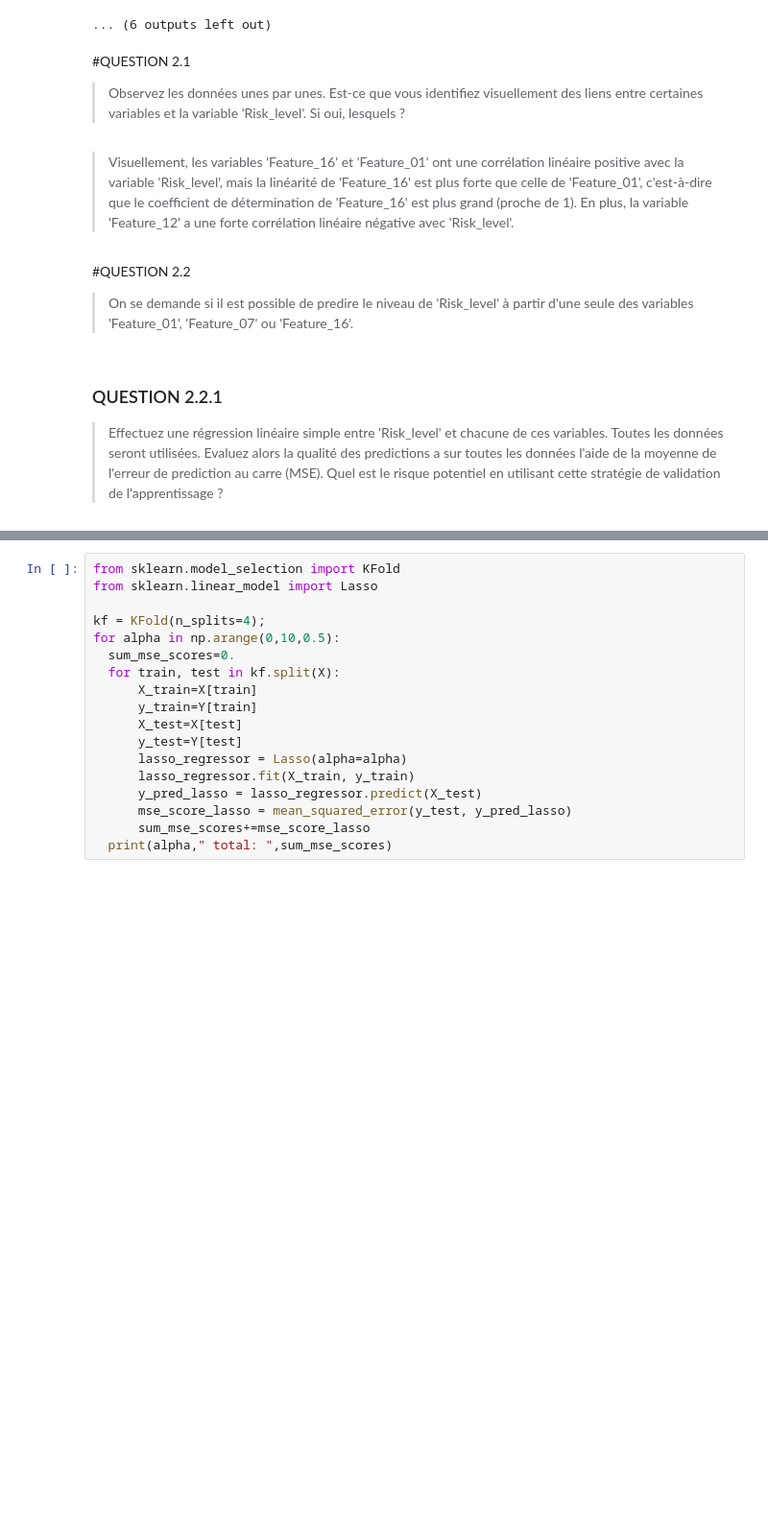
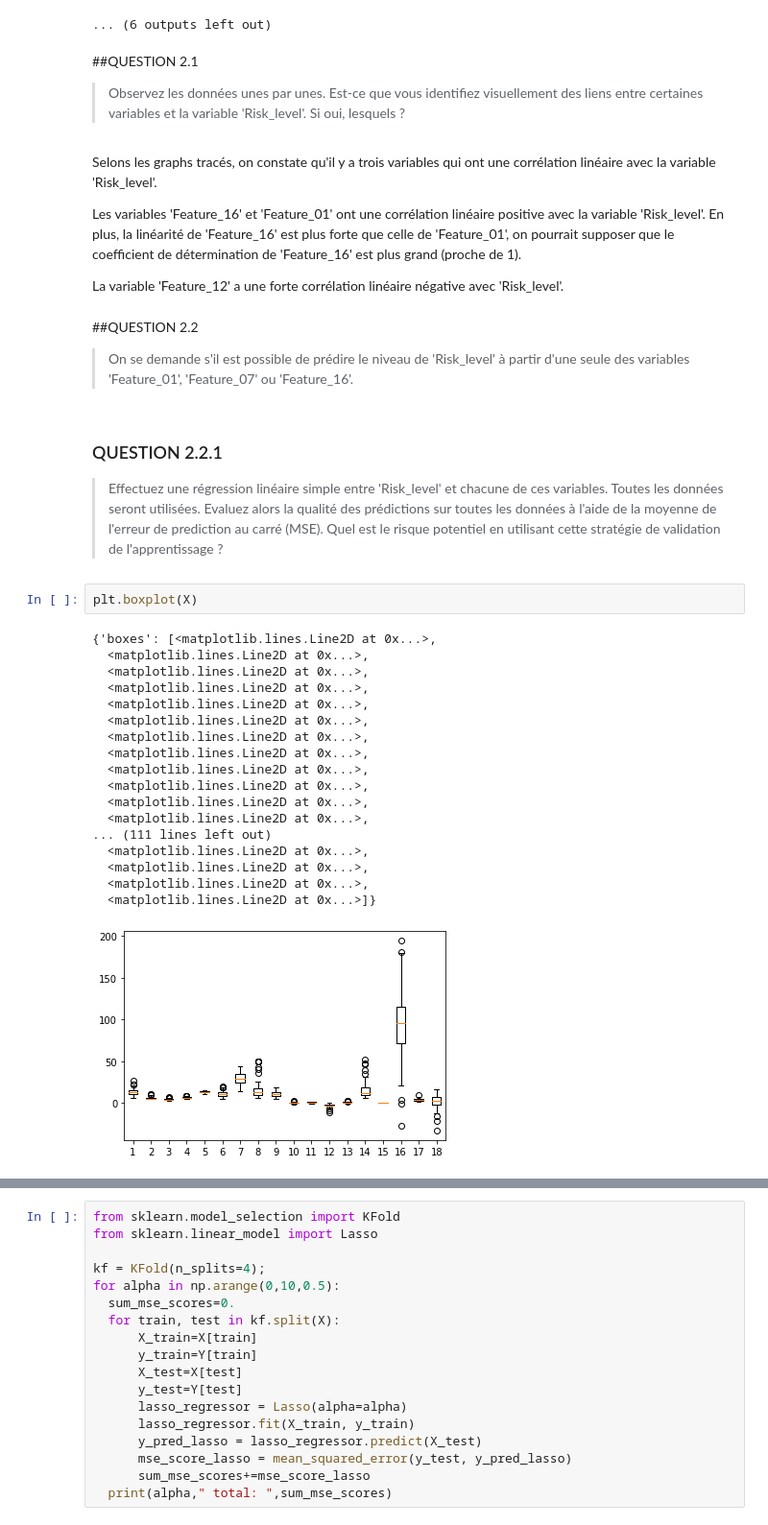
Before and after one commit to Ziqing-WU/Linear_Model, a Jupyter notebook: Modèlelinéaire.ipynb, the cells around one changed output, grey strips where cells are left out. Shown at 96% size. Drawn from its saved outputs; the diff is of its cells as text; blank space fills up the shorter version.

Commit message:
Update ex 1 and ex 2 question 2.1 2.2.1

```diff
--- a/Modèlelinéaire.ipynb
+++ b/Modèlelinéaire.ipynb
@@ -153,13 +178,38 @@ for Col in range(len(listColNames)):
 [figure]
 ... (6 outputs left out)
 # %% [markdown]
-#QUESTION 2.1
+##QUESTION 2.1
 >Observez les données unes par unes. Est-ce que vous identifiez visuellement des liens entre certaines variables et la variable 'Risk_level'. Si oui, lesquels ?
 # %% [markdown]
-> Visuellement, les variables 'Feature_16' et 'Feature_01' ont une corrélation linéaire positive avec la variable 'Risk_level', mais la linéarité de 'Feature_16' est plus forte que celle de 'Feature_01', c'est-à-dire que le coefficient de détermination de 'Feature_16' est plus grand (proche de 1). En plus, la variable 'Feature_12' a une forte corrélation linéaire négative avec 'Risk_level'.
+Selons les graphs tracés, on constate qu'il y a trois variables qui ont une corrélation linéaire avec la variable 'Risk_level'.
+
+Les variables 'Feature_16' et 'Feature_01' ont une corrélation linéaire positive avec la variable 'Risk_level'. En plus, la linéarité de 'Feature_16' est plus forte que celle de 'Feature_01', on pourrait supposer que le coefficient de détermination de 'Feature_16' est plus grand (proche de 1).
+
+La variable 'Feature_12' a une forte corrélation linéaire négative avec 'Risk_level'.
 # %% [markdown]
-#QUESTION 2.2
->On se demande si il est possible de predire le niveau de 'Risk_level' à partir d'une seule des variables 'Feature_01', 'Feature_07' ou 'Feature_16'.
+##QUESTION 2.2
+>On se demande s'il est possible de prédire le niveau de 'Risk_level' à partir d'une seule des variables 'Feature_01', 'Feature_07' ou 'Feature_16'.
 # %% [markdown]
 ### QUESTION 2.2.1
->Effectuez une régression linéaire simple entre 'Risk_level' et chacune de ces variables.  Toutes les données seront utilisées. Evaluez alors la qualité des predictions a sur toutes les données l'aide de la moyenne de l'erreur de prediction au carre (MSE). Quel est le risque potentiel en utilisant cette stratégie de validation de l'apprentissage ?
+>Effectuez une régression linéaire simple entre 'Risk_level' et chacune de ces variables.  Toutes les données seront utilisées. Evaluez alors la qualité des prédictions sur toutes les données à l'aide de la moyenne de l'erreur de prediction au carré (MSE). Quel est le risque potentiel en utilisant cette stratégie de validation de l'apprentissage ?
+# %%
+plt.boxplot(X)
+# %% [output]
+{'boxes': [<matplotlib.lines.Line2D at 0x...>,
+  <matplotlib.lines.Line2D at 0x...>,
+  <matplotlib.lines.Line2D at 0x...>,
+  <matplotlib.lines.Line2D at 0x...>,
+  <matplotlib.lines.Line2D at 0x...>,
+  <matplotlib.lines.Line2D at 0x...>,
+  <matplotlib.lines.Line2D at 0x...>,
+  <matplotlib.lines.Line2D at 0x...>,
+  <matplotlib.lines.Line2D at 0x...>,
+  <matplotlib.lines.Line2D at 0x...>,
+  <matplotlib.lines.Line2D at 0x...>,
+  <matplotlib.lines.Line2D at 0x...>,
+... (111 lines left out)
+  <matplotlib.lines.Line2D at 0x...>,
+  <matplotlib.lines.Line2D at 0x...>,
+  <matplotlib.lines.Line2D at 0x...>,
+  <matplotlib.lines.Line2D at 0x...>]}
+[figure, added]
```
Also changed, not shown: parts of 52 cells of this notebook.
